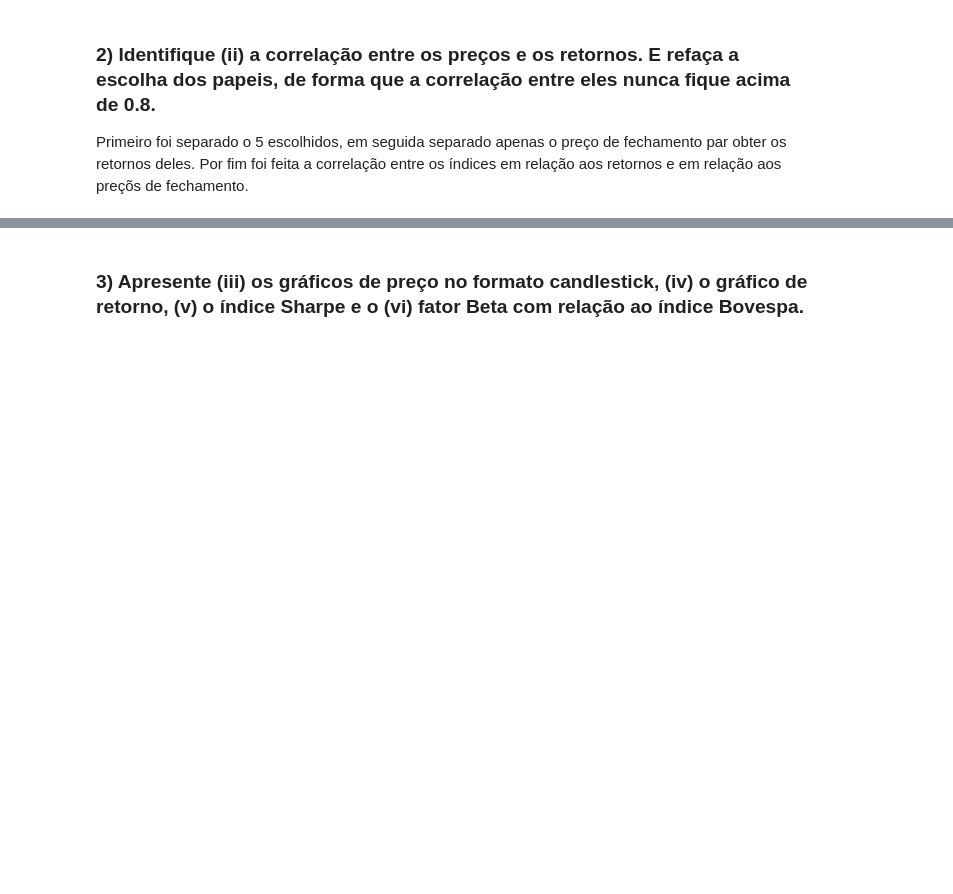
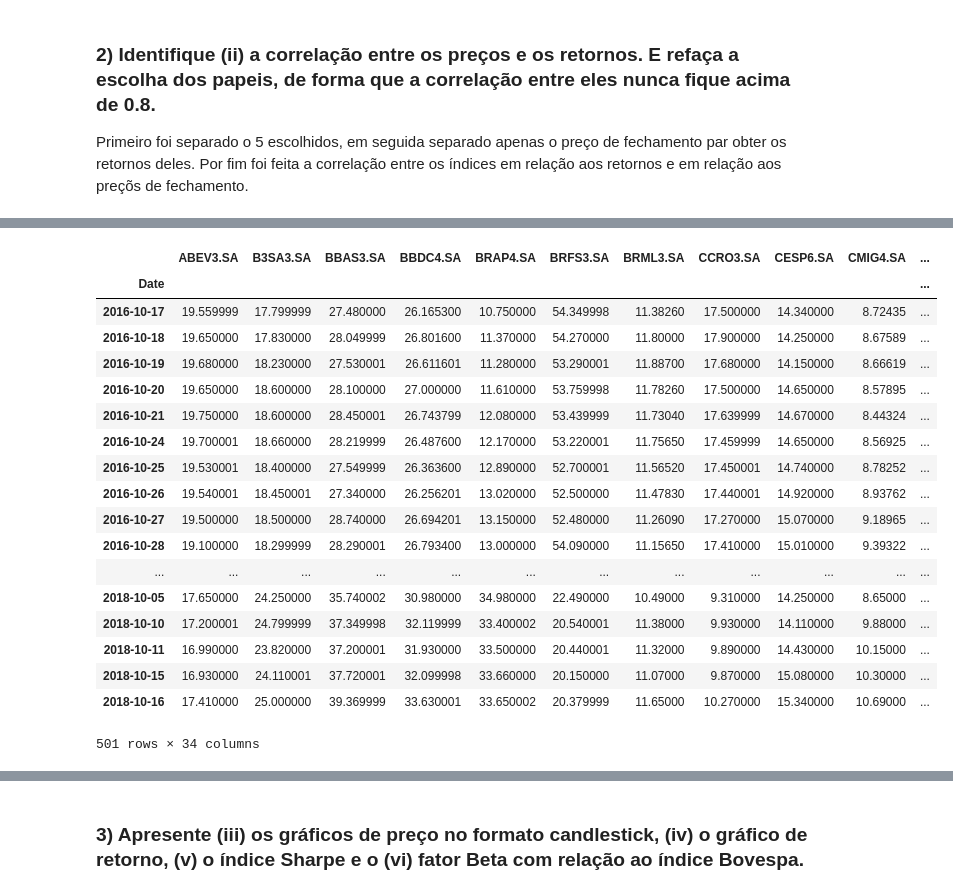
Before and after one commit to EduardoSSR/Financial-Engineering, a Jupyter notebook: Trabalhos/Trabalho_1.ipynb, the cells around one changed output, grey strips where cells are left out. Cells and saved outputs as stored; diff of their text form; code cells hidden in the pictures; blank space fills up the shorter version.

```diff
--- a/Trabalhos/Trabalho_1.ipynb
+++ b/Trabalhos/Trabalho_1.ipynb
@@ -251,0 +232,3 @@ Liquidos
+# %%
+baixar=pd.DataFrame(Liquidos)
+baixar
@@ -253,6 +254,20 @@ Liquidos
 ### 2) Identifique (ii) a correlação entre os preços e os retornos. E refaça a escolha dos papeis, de forma que a correlação entre eles nunca fique acima de 0.8.
 
 Primeiro foi separado o 5 escolhidos, em seguida separado apenas o preço de fechamento par obter os retornos deles. Por fim foi feita a correlação entre os índices em relação aos retornos e em relação aos preçõs de fechamento.
+# %%
+def read_ativ(dataframe):
+    Stocks= dataframe
+    #Stocks=['ALSC3','BRML3', 'BRPR3','CYRE3','DIRR3','EVEN3','EZTC3','GFSA3','HBOR3','IGTA3','MRVE3','MULT3','TEND3']
+    Stocks=[Stocks[k] for k in range(len(Stocks))]
+
+    N_months=24
+    today = dt.date.today()
+    E_Day = today.day; E_Month = today.month; E_Year = today.year
+    day_before=today - dt.timedelta(days=N_months*365/12)
+    S_Day = day_before.day; S_Month = day_before.month; S_Year = day_before.year
+
+    stocks_all=yahoo(Stocks,S_Day, S_Month, S_Year, E_Day, E_Month, E_Year)
+    return stocks_all
 # %%
-melhores_ativos = read_ind(Liquidos['Code'])
+melhores_ativos = read_ativ(baixar['Code'])
 # %% [output]
@@ -260,0 +313,24 @@ ValueError: zero-size array to reduction operation maximum which has no identity
+# %%
+close = melhores_ativos['Close'].fillna(0)
+Close = pd.DataFrame.from_dict(close)
+Close
+# %% [output]
+|  | ABEV3.SA | B3SA3.SA | BBAS3.SA | BBDC4.SA | BRAP4.SA | BRFS3.SA | BRML3.SA | CCRO3.SA | CESP6.SA | CMIG4.SA | ... |
+| Date |  |  |  |  |  |  |  |  |  |  | ... |
+| 2016-10-17 | 19.559999 | 17.799999 | 27.480000 | 26.165300 | 10.750000 | 54.349998 | 11.38260 | 17.500000 | 14.340000 | 8.72435 | ... |
+| 2016-10-18 | 19.650000 | 17.830000 | 28.049999 | 26.801600 | 11.370000 | 54.270000 | 11.80000 | 17.900000 | 14.250000 | 8.67589 | ... |
+| 2016-10-19 | 19.680000 | 18.230000 | 27.530001 | 26.611601 | 11.280000 | 53.290001 | 11.88700 | 17.680000 | 14.150000 | 8.66619 | ... |
+| 2016-10-20 | 19.650000 | 18.600000 | 28.100000 | 27.000000 | 11.610000 | 53.759998 | 11.78260 | 17.500000 | 14.650000 | 8.57895 | ... |
+| 2016-10-21 | 19.750000 | 18.600000 | 28.450001 | 26.743799 | 12.080000 | 53.439999 | 11.73040 | 17.639999 | 14.670000 | 8.44324 | ... |
+| 2016-10-24 | 19.700001 | 18.660000 | 28.219999 | 26.487600 | 12.170000 | 53.220001 | 11.75650 | 17.459999 | 14.650000 | 8.56925 | ... |
+| 2016-10-25 | 19.530001 | 18.400000 | 27.549999 | 26.363600 | 12.890000 | 52.700001 | 11.56520 | 17.450001 | 14.740000 | 8.78252 | ... |
+| 2016-10-26 | 19.540001 | 18.450001 | 27.340000 | 26.256201 | 13.020000 | 52.500000 | 11.47830 | 17.440001 | 14.920000 | 8.93762 | ... |
+| 2016-10-27 | 19.500000 | 18.500000 | 28.740000 | 26.694201 | 13.150000 | 52.480000 | 11.26090 | 17.270000 | 15.070000 | 9.18965 | ... |
+| 2016-10-28 | 19.100000 | 18.299999 | 28.290001 | 26.793400 | 13.000000 | 54.090000 | 11.15650 | 17.410000 | 15.010000 | 9.39322 | ... |
+| ... | ... | ... | ... | ... | ... | ... | ... | ... | ... | ... | ... |
+| 2018-10-05 | 17.650000 | 24.250000 | 35.740002 | 30.980000 | 34.980000 | 22.490000 | 10.49000 | 9.310000 | 14.250000 | 8.65000 | ... |
+| 2018-10-10 | 17.200001 | 24.799999 | 37.349998 | 32.119999 | 33.400002 | 20.540001 | 11.38000 | 9.930000 | 14.110000 | 9.88000 | ... |
+| 2018-10-11 | 16.990000 | 23.820000 | 37.200001 | 31.930000 | 33.500000 | 20.440001 | 11.32000 | 9.890000 | 14.430000 | 10.15000 | ... |
+| 2018-10-15 | 16.930000 | 24.110001 | 37.720001 | 32.099998 | 33.660000 | 20.150000 | 11.07000 | 9.870000 | 15.080000 | 10.30000 | ... |
+| 2018-10-16 | 17.410000 | 25.000000 | 39.369999 | 33.630001 | 33.650002 | 20.379999 | 11.65000 | 10.270000 | 15.340000 | 10.69000 | ... |
+501 rows × 34 columns
```
Also changed, not shown: parts of 12 cells of this notebook, 1 other file.
